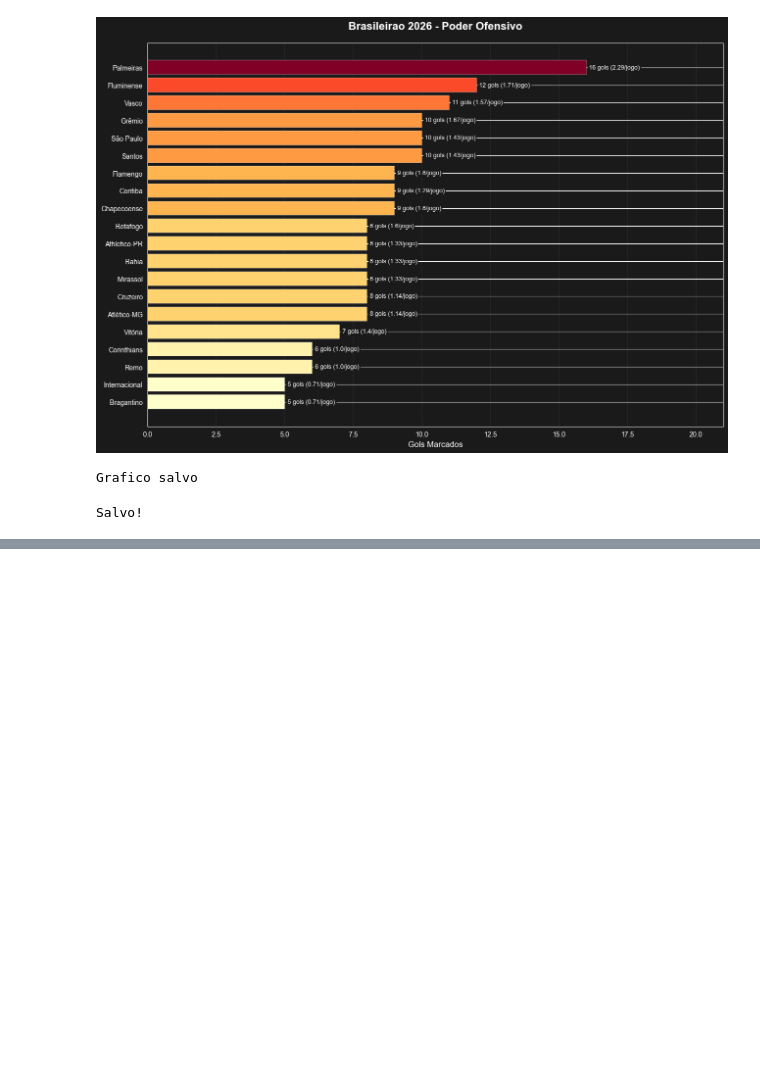
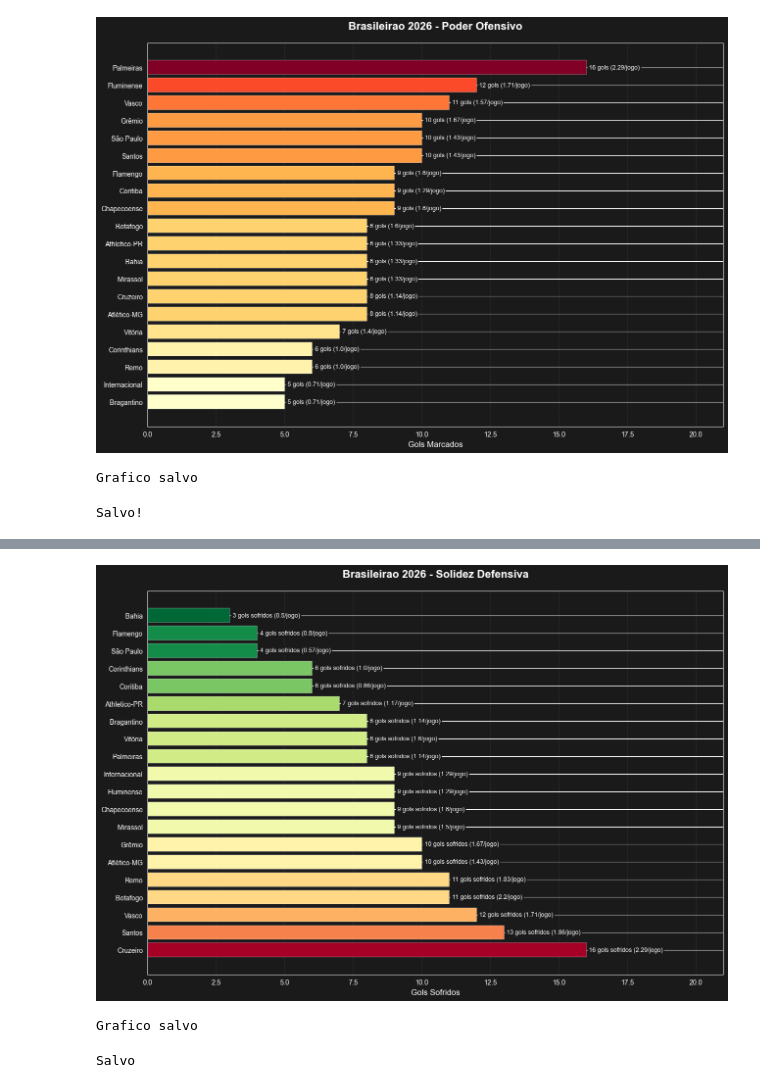
Before and after one commit to fabriciogmaraes/brasileirao-analytics, a Jupyter notebook: metricas.ipynb, the cells around one changed output, grey strips where cells are left out. Cells and saved outputs as stored; diff of their text form; code cells hidden in the pictures; blank space fills up the shorter version.

Commit message:
feat: bloco 2 e bloco 3 - poder ofensivo e solidez defensiva

```diff
--- a/metricas.ipynb
+++ b/metricas.ipynb
@@ -270,0 +285,10 @@ Salvo!
+# %%
+#Terceiro bloco: Solidez Defensiva
+
+defensivo = tabela_final[['time_popular', 'jogos', 'gols_sofridos']].copy()
+defensivo['media_sofridos'] = (defensivo['gols_sofridos'] / defensivo['jogos']).round(2)
+defensivo = defensivo.sort_values('gols_sofridos', ascending=True).reset_index(drop=True)
+defensivo.index += 1
+
+print("BRASILEIRAO 2026 — Ranking Defensivo")
+print(defensivo.to_string())
@@ -270,0 +313,56 @@ Salvo!
+# %%
+# Gráfico Terceiro Bloco: Solidez Defensiva
+fig, ax = plt.subplots(figsize=(14, 9))
+plt.style.use('dark_background')
+fig.patch.set_facecolor('#1a1a1a')
+ax.set_facecolor('#1a1a1a')
+
+# Ordenando — menos gols sofridos no topo
+plot_data = defensivo.sort_values('gols_sofridos', ascending=False)
+
+# Gradiente — menos gols sofridos = mais verde
+norm = plt.Normalize(plot_data['gols_sofridos'].min(), plot_data['gols_sofridos'].max())
+cores = cm.RdYlGn_r(norm(plot_data['gols_sofridos'].values))
+
+bars = ax.barh(
+    plot_data['time_popular'],
+    plot_data['gols_sofridos'],
+    color=cores,
+    edgecolor='white',
+    linewidth=0.3
+)
+
+# Rótulo de Dados
+for bar, gols, media in zip(bars, plot_data['gols_sofridos'], plot_data['media_sofridos']):
+    ax.text(
+        bar.get_width() + 0.1,
+        bar.get_y() + bar.get_height() / 2,
+        f'{int(gols)} gols sofridos ({media}/jogo)',
+        va='center', ha='left', fontsize=9, color='white',
+        bbox=dict(facecolor='#1a1a1a', edgecolor='none', pad=2)
+    )
+
+# Grade
+ax.xaxis.grid(True, color='gray', linestyle='--', linewidth=0.4, alpha=0.5)
+ax.set_axisbelow(True)
+
+# Títulos
+ax.set_title('Brasileirao 2026 - Solidez Defensiva', fontsize=16, fontweight='bold', pad=20, color='white')
+ax.set_xlabel('Gols Sofridos', fontsize=12, color='white')
+ax.tick_params(colors='white')
+ax.set_xlim(0, plot_data['gols_sofridos'].max() + 5)
+
+plt.tight_layout()
+plt.subplots_adjust(left=0.15)
+plt.savefig('solidez_defensiva_2026.png', dpi=150, bbox_inches='tight')
+plt.show()
+
+print("Grafico salvo")
+# %% [output]
+[figure, added]
+Grafico salvo
+# %%
+defensivo.to_csv('solidez_defensiva_2026.csv', index=False)
+print("Salvo")
+# %% [output]
+Salvo
```
Also changed, not shown: parts of 2 cells of this notebook, 1 other file.
